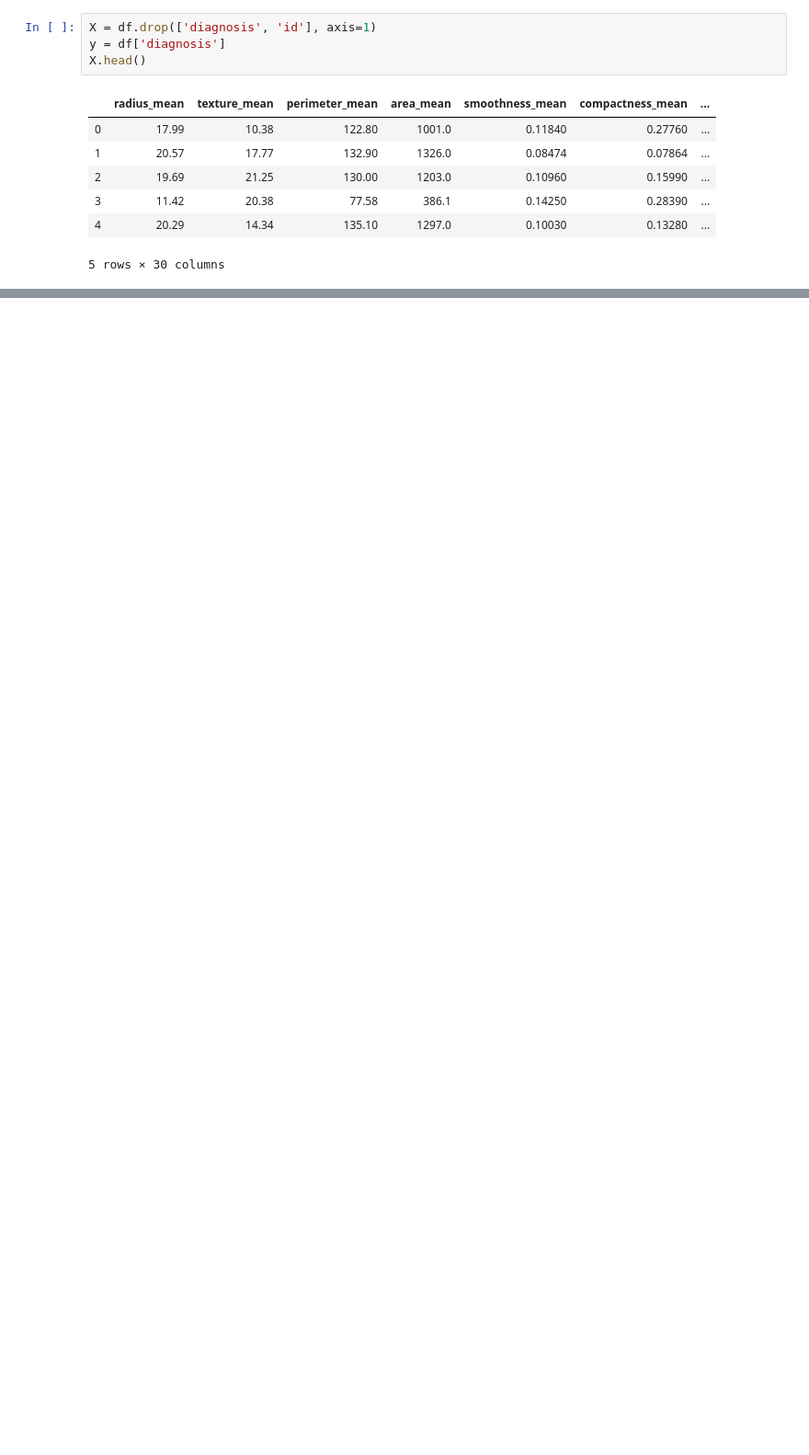
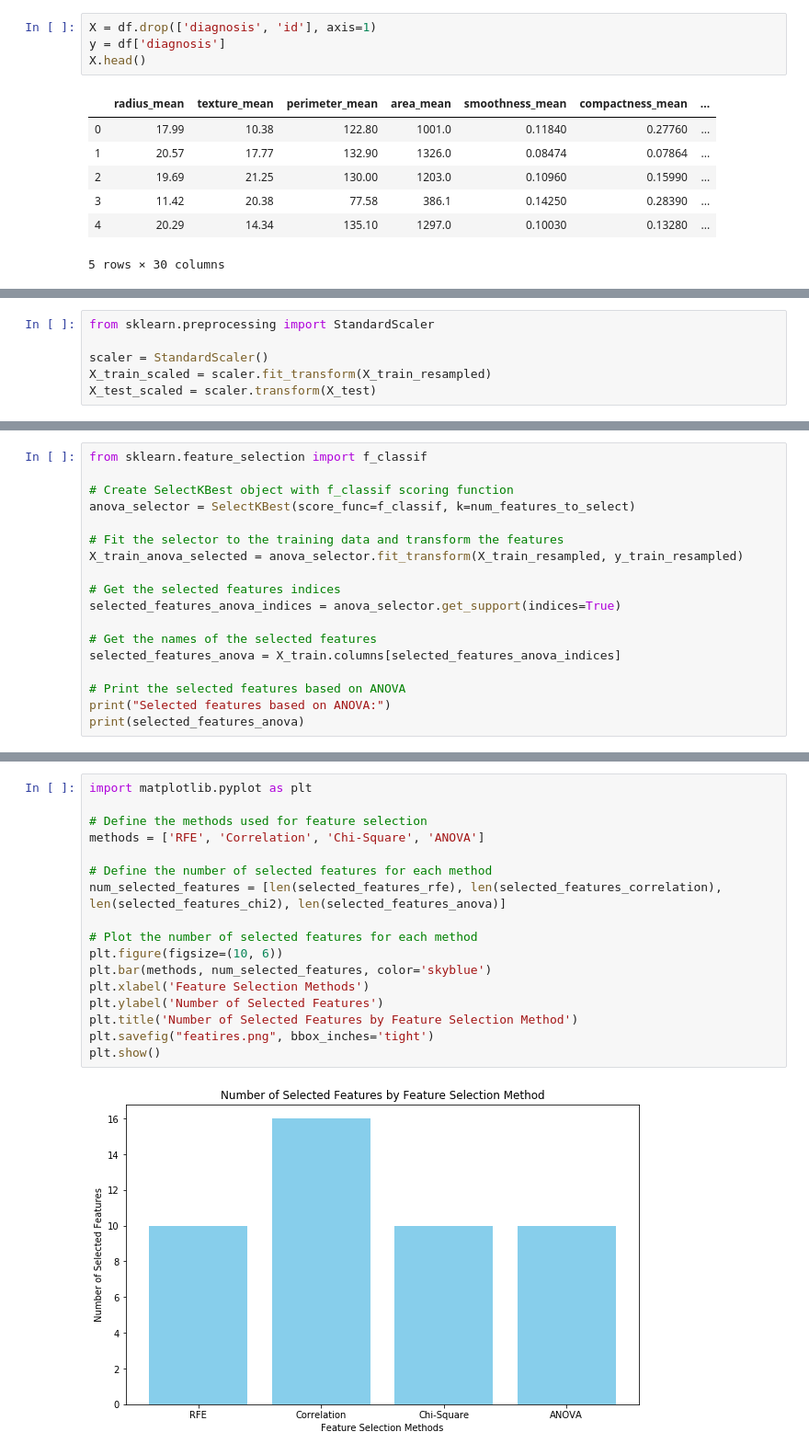
Before and after one commit to BuyingANew-Soul/Breast-Cancer-Wisconsin, a Jupyter notebook: breast-cancer-wisconsin.ipynb, the cells around one changed output, grey strips where cells are left out. Shown at 92% size. Drawn from its saved outputs; the diff is of its cells as text; blank space fills up the shorter version.

```diff
--- a/breast-cancer-wisconsin.ipynb
+++ b/breast-cancer-wisconsin.ipynb
@@ -253,0 +256,6 @@ array([[ 0.62572306,  0.52351025,  0.5643164 , ...,  1.06779085,
+# %%
+from sklearn.preprocessing import StandardScaler
+
+scaler = StandardScaler()
+X_train_scaled = scaler.fit_transform(X_train_resampled)
+X_test_scaled = scaler.transform(X_test)
@@ -253,0 +347,18 @@ array([[ 0.62572306,  0.52351025,  0.5643164 , ...,  1.06779085,
+# %%
+from sklearn.feature_selection import f_classif
+
+# Create SelectKBest object with f_classif scoring function
+anova_selector = SelectKBest(score_func=f_classif, k=num_features_to_select)
+
+# Fit the selector to the training data and transform the features
+X_train_anova_selected = anova_selector.fit_transform(X_train_resampled, y_train_resampled)
+
+# Get the selected features indices
+selected_features_anova_indices = anova_selector.get_support(indices=True)
+
+# Get the names of the selected features
+selected_features_anova = X_train.columns[selected_features_anova_indices]
+
+# Print the selected features based on ANOVA
+print("Selected features based on ANOVA:")
+print(selected_features_anova)
@@ -253,0 +371,19 @@ array([[ 0.62572306,  0.52351025,  0.5643164 , ...,  1.06779085,
+# %%
+import matplotlib.pyplot as plt
+
+# Define the methods used for feature selection
+methods = ['RFE', 'Correlation', 'Chi-Square', 'ANOVA']
+
+# Define the number of selected features for each method
+num_selected_features = [len(selected_features_rfe), len(selected_features_correlation), len(selected_features_chi2), len(selected_features_anova)]
+
+# Plot the number of selected features for each method
+plt.figure(figsize=(10, 6))
+plt.bar(methods, num_selected_features, color='skyblue')
+plt.xlabel('Feature Selection Methods')
+plt.ylabel('Number of Selected Features')
+plt.title('Number of Selected Features by Feature Selection Method')
+plt.savefig("featires.png", bbox_inches='tight')
+plt.show()
+# %% [output]
+[figure, added]
```
Also changed, not shown: parts of 33 cells of this notebook.
